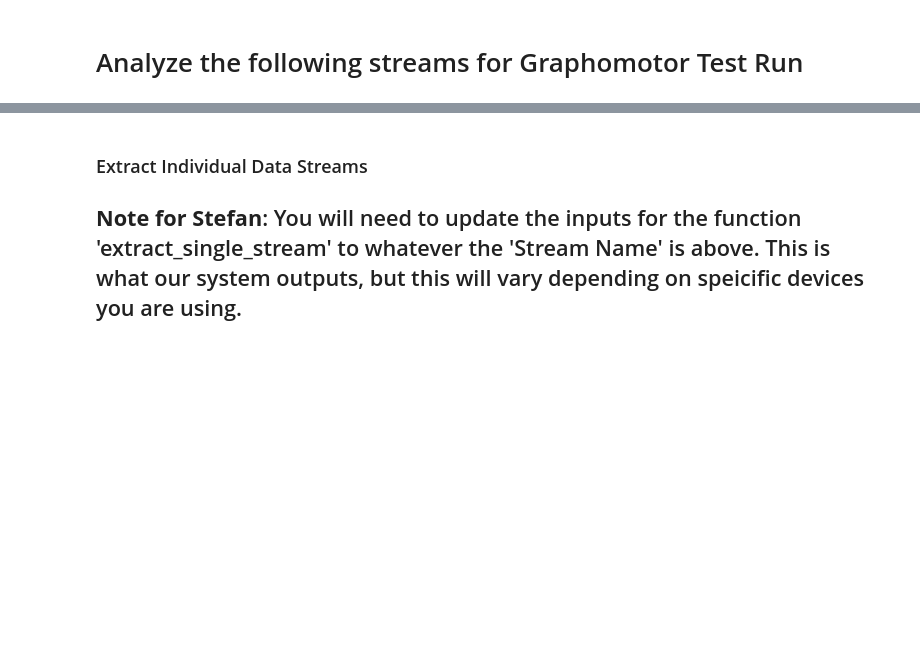
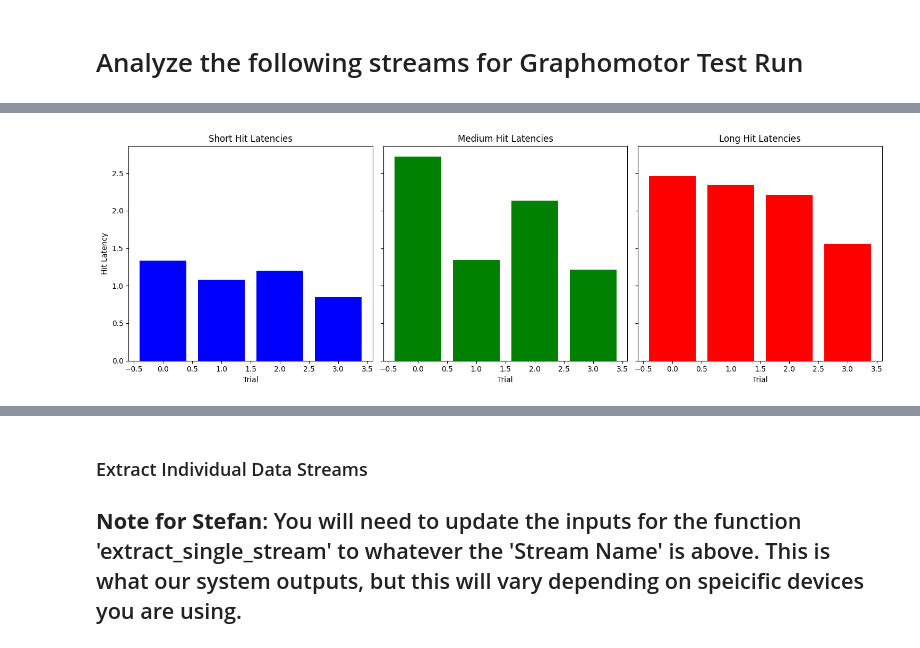
Before and after one commit to stefandup/vrlab-toolbox, a Jupyter notebook: for_mooi_xdf_processing.ipynb, the cells around one changed output, grey strips where cells are left out. Cells and saved outputs as stored; diff of their text form; code cells hidden in the pictures; blank space fills up the shorter version.

```diff
--- a/for_mooi_xdf_processing.ipynb
+++ b/for_mooi_xdf_processing.ipynb
@@ -17,7 +19,8 @@ from scipy.io import wavfile
 # %%
 # Load the XDF file
 # >>>>>>>> UPDATE BELOW WHERE YOU SAVED THE DATA
-file_path = # UPDATE FILE PATH
+#file_path = r"C:\Users\stefan\mobi_mooi_toolbox\local_lsl_data\sub-FOH_test\ses-S001\eeg\sub-FOH_test_ses-S001_task-Default_run-001_eeg.xdf"# UPDATE FILE PATH
+file_path = r"C:\Users\stefan\mobi_mooi_toolbox\local_lsl_data\sub-TestZuk\ses-S001\eeg\sub-TestZuk_ses-S001_task-Default_run-001_eeg.xdf"
 
 streams, header = pyxdf.load_xdf(file_path)
 # Print available keys in the 'info' dictionary for each stream
@@ -110,0 +189,31 @@ Dictionary Keys: dict_keys(['info', 'footer', 'time_series', 'time_stamps', 'clo
+# %%
+short_idx = target_csvdata_df["TargetType"] == "Short"
+medium_idx = target_csvdata_df["TargetType"] == "Medium"
+long_idx = target_csvdata_df["TargetType"] == "Long"
+
+short_latencies = target_csvdata_df["HitLatency"][short_idx]
+medium_latencies = target_csvdata_df["HitLatency"][medium_idx]
+long_latencies = target_csvdata_df["HitLatency"][long_idx]
+
+fig, axs = plt.subplots(1, 3, figsize=(15, 5), sharey=True)
+
+# Bar plot short hit latencies
+axs[0].bar(range(len(short_latencies)), short_latencies.values, color='blue')
+axs[0].set_title('Short Hit Latencies')
+axs[0].set_xlabel('Trial')
+axs[0].set_ylabel('Hit Latency')
+
+# Bar plot medium hit latencies
+axs[1].bar(range(len(medium_latencies)), medium_latencies.values, color='green')
+axs[1].set_title('Medium Hit Latencies')
+axs[1].set_xlabel('Trial')
+
+# Bar plot long hit latencies
+axs[2].bar(range(len(long_latencies)), long_latencies.values, color='red')
+axs[2].set_title('Long Hit Latencies')
+axs[2].set_xlabel('Trial')
+
+plt.tight_layout()
+plt.show()
+# %% [output]
+[figure, added]
```
Also changed, not shown: parts of 8 cells of this notebook, 3 other files.
